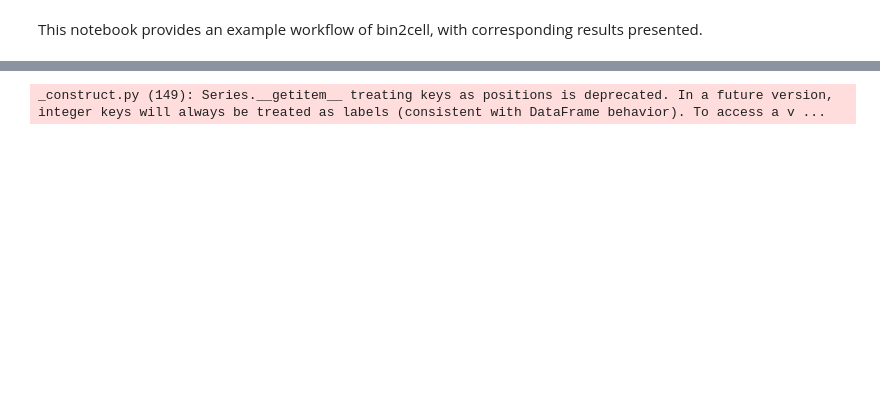
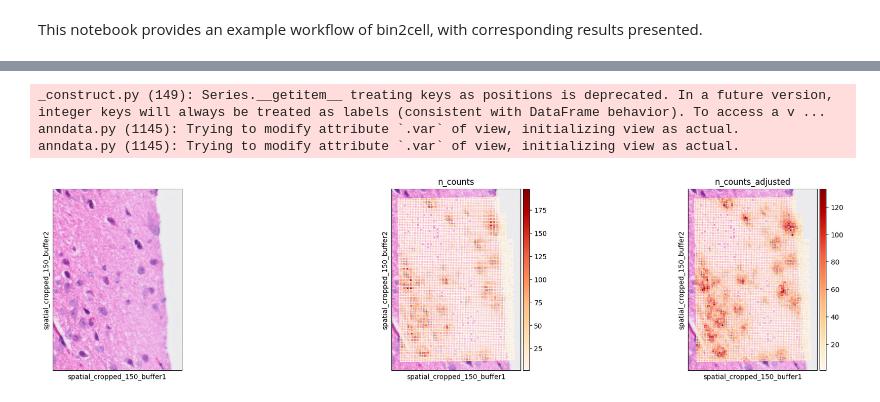
Before and after one commit to danielchen05/hicks-lab-personal, a Jupyter notebook: bin2cellpractice.ipynb, the cells around one changed output, grey strips where cells are left out. Drawn from its saved outputs; the diff is of its cells as text; code cells hidden in the pictures; blank space fills up the shorter version.

```diff
--- a/bin2cellpractice.ipynb
+++ b/bin2cellpractice.ipynb
@@ -41,18 +43,21 @@ b2c.scaled_he_image(adata, mpp=mpp, save_path="stardist/he.tiff") # image needs
 # %%
 ## DESTRIPE DATA, CROP, and PLOT
 b2c.destripe(adata)
 mask = ((adata.obs['array_row'] >= 1450) &
         (adata.obs['array_row'] <= 1550) &
         (adata.obs['array_col'] >= 250) &
         (adata.obs['array_col'] <= 450)
        )
 bdata = adata[mask]
 
 # Jupyter issue when plotting
-#sc.pl.spatial(bdata, color=[None, "n_counts", "n_counts_adjusted"], color_map="OrRd",
-              #img_key="0.3_mpp_150_buffer", basis="spatial_cropped_150_buffer")
+sc.pl.spatial(bdata, color=[None, "n_counts", "n_counts_adjusted"], color_map="OrRd",
+              img_key="0.3_mpp_150_buffer", basis="spatial_cropped_150_buffer")
 # %% [output]
 _construct.py (149): Series.__getitem__ treating keys as positions is deprecated. In a future version, integer keys will always be treated as labels (consistent with DataFrame behavior). To access a v ...
+anndata.py (1145): Trying to modify attribute `.var` of view, initializing view as actual.
+anndata.py (1145): Trying to modify attribute `.var` of view, initializing view as actual.
+[figure, added]
 # %%
 ## SEGMENTATION
 b2c.stardist(image_path="stardist/he.tiff",
```
Also changed, not shown: parts of 5 cells of this notebook.
